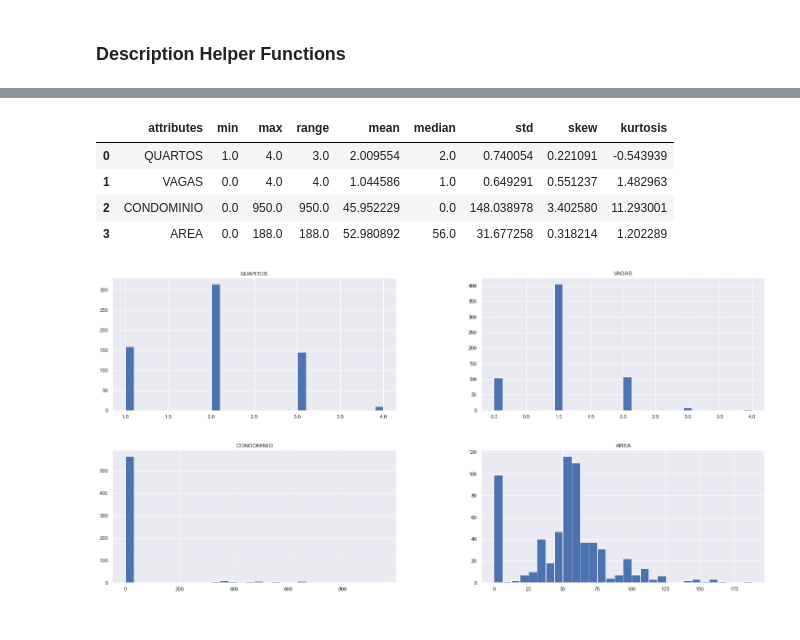
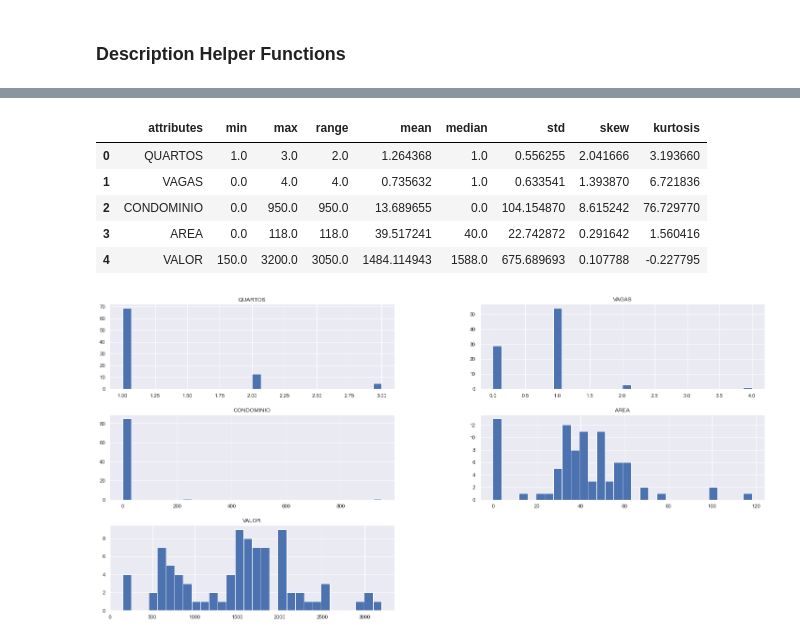
Before and after one commit to LucasBMedeiros/hello-world, a Jupyter notebook: scraper.ipynb, the cells around one changed output, grey strips where cells are left out. Drawn from its saved outputs; the diff is of its cells as text; code cells hidden in the pictures.

Commit message:
EDA included

```diff
--- a/scraper.ipynb
+++ b/scraper.ipynb
@@ -345,7 +344,7 @@ df2['QUARTOS'] = list_quartos(df1['QUARTOS'].astype(str))
 df2['VAGAS'] = list_vagas(df1['VAGAS'].astype(str))
 df2['CONDOMINIO'] = list_cond(df1['CONDOMINIO'].astype(str))
 df2['AREA'] = list_area(df1['AREA'].astype(str))
-df2['VALOR'] = df1['VALOR']
+df2['VALOR'] = df1['VALOR'].apply(lambda x: pd.to_numeric(''.join(x), ))
 
 df2.head()
 # %% [output]
@@ -415,4 +416,4 @@ df3.head()
 # %%
-df3 = df3[(df3['AREA']<=200)]
+df3 = df3[(df3['AREA']<=200) & (df3['VALOR']<=5000)]
 df3.shape
 # %% [output]
@@ -457,5 +457,5 @@ bairros = ['Ponta Negra','Capim Macio','Petrópolis','Lagoa Nova']
 # %%
-df4 = df3[df3['ENDERECO'].str.contains('Capim Macio|Ponta Negra|Petrópolis')]
+df4 = df3[(df3['ENDERECO'].str.contains('Capim Macio|Ponta Negra|Petrópolis|Tirol')) & df3['NOME'].str.contains('Quarto|Kitnet|Flat')]
 
 df4.shape
 # %% [output]
@@ -463,15 +483,16 @@ df4.shape
 # %%
-num_attributes = df4.select_dtypes(include = ['int64'])
+num_attributes = df4.select_dtypes(include = ['int64', 'float64'])
 cat_attributes = df4.select_dtypes(include = ['object'])
 
 num_analysis(num_attributes)
 # %% [output]
 |  | attributes | min | max | range | mean | median | std | skew | kurtosis |
-| 0 | QUARTOS | 1.0 | 4.0 | 3.0 | 2.009554 | 2.0 | 0.740054 | 0.221091 | -0.543939 |
-| 1 | VAGAS | 0.0 | 4.0 | 4.0 | 1.044586 | 1.0 | 0.649291 | 0.551237 | 1.482963 |
-| 2 | CONDOMINIO | 0.0 | 950.0 | 950.0 | 45.952229 | 0.0 | 148.038978 | 3.402580 | 11.293001 |
-| 3 | AREA | 0.0 | 188.0 | 188.0 | 52.980892 | 56.0 | 31.677258 | 0.318214 | 1.202289 |
+| 0 | QUARTOS | 1.0 | 3.0 | 2.0 | 1.264368 | 1.0 | 0.556255 | 2.041666 | 3.193660 |
+| 1 | VAGAS | 0.0 | 4.0 | 4.0 | 0.735632 | 1.0 | 0.633541 | 1.393870 | 6.721836 |
+| 2 | CONDOMINIO | 0.0 | 950.0 | 950.0 | 13.689655 | 0.0 | 104.154870 | 8.615242 | 76.729770 |
+| 3 | AREA | 0.0 | 118.0 | 118.0 | 39.517241 | 40.0 | 22.742872 | 0.291642 | 1.560416 |
+| 4 | VALOR | 150.0 | 3200.0 | 3050.0 | 1484.114943 | 1588.0 | 675.689693 | 0.107788 | -0.227795 |
-[figure, old version]
+[figure, new version]
 # %%
 sns.pairplot(num_attributes)
 # %% [output]
```
Also changed, not shown: parts of 22 cells of this notebook, 1 other file.
